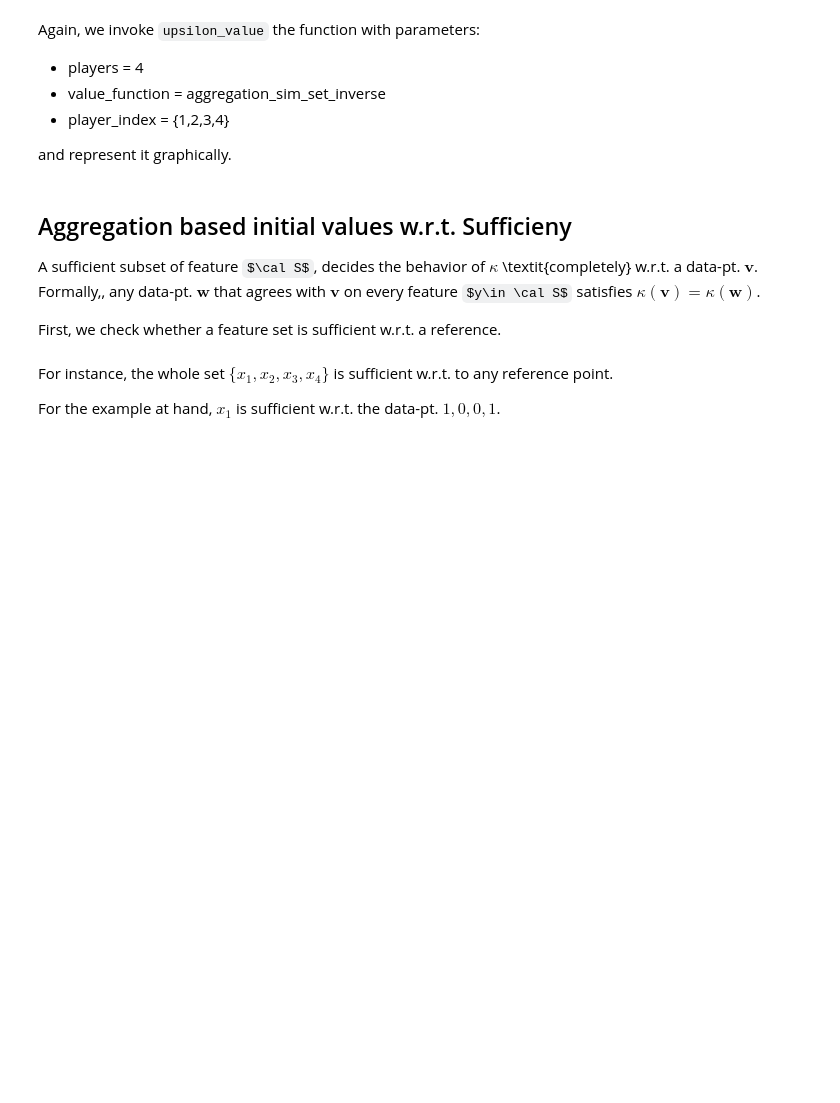
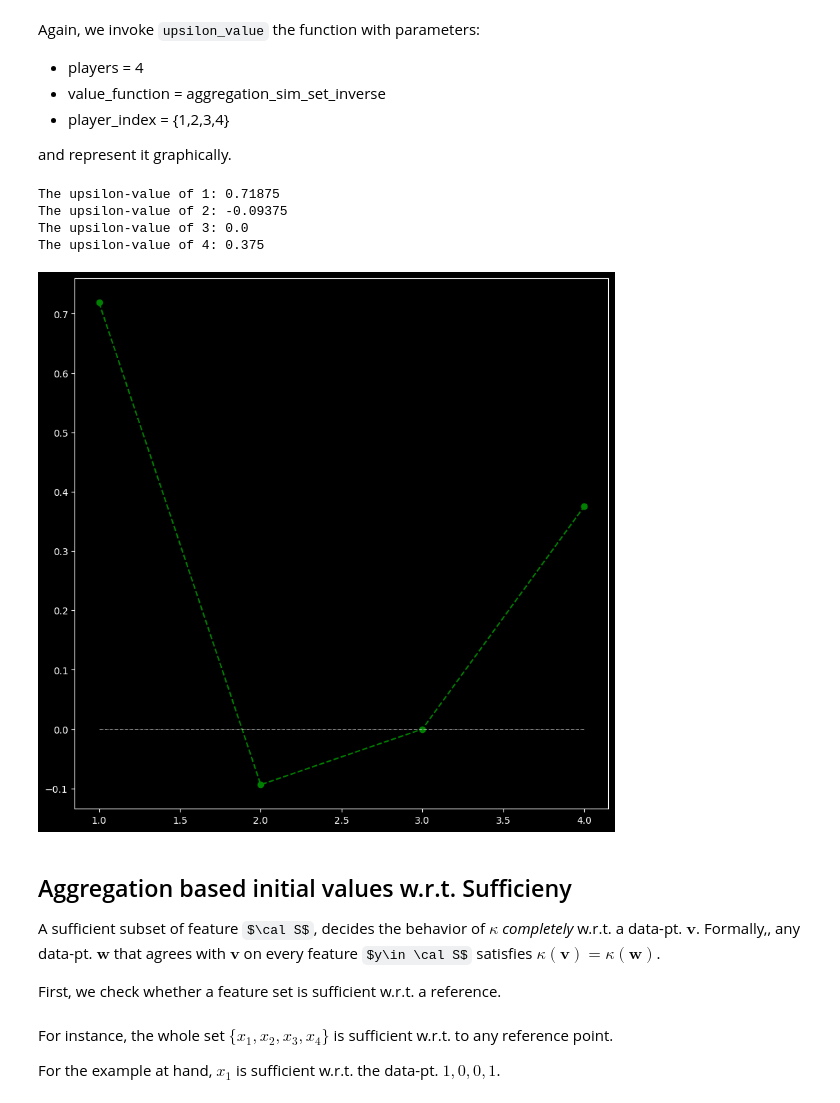
Before and after one commit to filipnaudot/powerXAI, a Jupyter notebook: Upsilon_values_example.ipynb, the cells around one changed output. Saved outputs shown, nothing was run; the diff lists cells and outputs as text; code cells hidden in the pictures; some formulas as TeX source; blank space fills up the shorter version.

Commit message:
updated the upsilon value example to include more comparisons.

```diff
--- a/Upsilon_values_example.ipynb
+++ b/Upsilon_values_example.ipynb
@@ -77,6 +91,16 @@ where $\mathcal{S}$ is a given subset of features.
 # %%
 import math
 def aggregation_sim_set ( players, input, fixed_data_pt = [0,0,0,0] ):
+  """Initial Strength function as defined in the example of Explanation is not a game
+
+  Args:
+    players (list[int]): List of players to be passed on.
+    input (list[int]): The coalition of features we ask the initial value for.
+    fixed_data_pt (list[int]): The point w.r.t. which we find the initial strength.
+
+  Returns:
+    float: The value w.r.t. to input.
+  """
 
   sim = similarity_set ( input, fixed_data_pt )
   sim_list = [list(x) for x in sim]
@@ -106,10 +130,10 @@ from src.powerxai.upsilon_value import upsilon_value
 import matplotlib.pyplot as plt
 def Upsilon_value_check_aggregation_sim_set ():
 
-  x_1 = upsilon_value (1, 4, aggregation_sim_set)
-  x_2 = upsilon_value (2, 4, aggregation_sim_set)
-  x_3 = upsilon_value (3, 4, aggregation_sim_set)
-  x_4 = upsilon_value (4, 4, aggregation_sim_set)
+  x_1 = upsilon_value (1, [0,1,2,3], aggregation_sim_set)
+  x_2 = upsilon_value (2, [0,1,2,3], aggregation_sim_set)
+  x_3 = upsilon_value (3, [0,1,2,3], aggregation_sim_set)
+  x_4 = upsilon_value (4, [0,1,2,3], aggregation_sim_set)
 
   print(f'The upsilon-value of 1: {x_1}')
   print(f'The upsilon-value of 2: {x_2}')
@@ -138,7 +162,18 @@ $$\phi(\mathcal{S},\mathbf{v})=\frac{1}{2^{4-|\mathcal{S}|}}\sum_{\mathbf{x}\in
 Intuitively, this captures the instances for which $\kappa$ classifies things as $0$.
 # %%
 import math
-def aggregation_sim_set_inverse ( input, fixed_data_pt ):
+def aggregation_sim_set_inverse ( players ,input, fixed_data_pt = [0,0,0,0] ):
+  """Initial Strength function counting the number 0s provided by the classifier,
+  The normalisation factor is the same as in the previous case.
+
+  Args:
+    players (list[int]): List of players to be passed on.
+    input (list[int]): The coalition of features we ask the initial value for.
+    fixed_data_pt (list[int]): The point w.r.t. which we find the initial strength.
+
+  Returns:
+    float: The value w.r.t. to input.
+  """
 
   sim = similarity_set ( input, fixed_data_pt )
   sim_list = [list(x) for x in sim]
@@ -163,34 +198,40 @@ and represent it graphically.
 # %%
 from src.powerxai.upsilon_value import upsilon_value
 import matplotlib.pyplot as plt
 def Upsilon_value_check_aggregation_sim_set ():
-  x_1 = upsilon_value (1, 4, aggregation_sim_set)
-  x_2 = upsilon_value (2, 4, aggregation_sim_set)
-  x_3 = upsilon_value (3, 4, aggregation_sim_set)
-  x_4 = upsilon_value (4, 4, aggregation_sim_set)
+  x_1 = upsilon_value (1, [0,1,2,3], aggregation_sim_set_inverse)
+  x_2 = upsilon_value (2, [0,1,2,3], aggregation_sim_set_inverse)
+  x_3 = upsilon_value (3, [0,1,2,3], aggregation_sim_set_inverse)
+  x_4 = upsilon_value (4, [0,1,2,3], aggregation_sim_set_inverse)
 
   print(f'The upsilon-value of 1: {x_1}')
   print(f'The upsilon-value of 2: {x_2}')
   print(f'The upsilon-value of 3: {x_3}')
   print(f'The upsilon-value of 4: {x_4}')
 
   xaxis = [1, 2, 3, 4]
   yaxis = [x_1, x_2, x_3, x_4]
 
   plt.style.use ( "dark_background" )
   fig = plt.figure()
   fig.set_figwidth (10)
   fig.set_figheight (10)
 
   plt.plot (xaxis, yaxis, 'go', linestyle = 'dashed')
   plt.plot (xaxis, [0,0,0,0], 'w-.', linewidth = 0.5)
   plt.show()
 
 Upsilon_value_check_aggregation_sim_set ()
+# %% [output]
+The upsilon-value of 1: 0.71875
+The upsilon-value of 2: -0.09375
+The upsilon-value of 3: 0.0
+The upsilon-value of 4: 0.375
+[figure, added]
 # %% [markdown]
 ## Aggregation based initial values w.r.t. Sufficieny
 
-A sufficient subset of feature $\cal S$, decides the behavior of $\kappa$ \textit{completely} w.r.t. a data-pt. $\mathbf{v}$. Formally,, any data-pt. $\mathbf{w}$ that agrees with $\mathbf{v}$ on every feature $y\in \cal S$ satisfies $\kappa(\mathbf{v})=\kappa(\mathbf{w})$.
+A sufficient subset of feature $\cal S$, decides the behavior of $\kappa$ *completely* w.r.t. a data-pt. $\mathbf{v}$. Formally,, any data-pt. $\mathbf{w}$ that agrees with $\mathbf{v}$ on every feature $y\in \cal S$ satisfies $\kappa(\mathbf{v})=\kappa(\mathbf{w})$.
 
 First, we check whether a feature set is sufficient w.r.t. a reference.
 # %%
```
Also changed, not shown: parts of 22 cells of this notebook.
